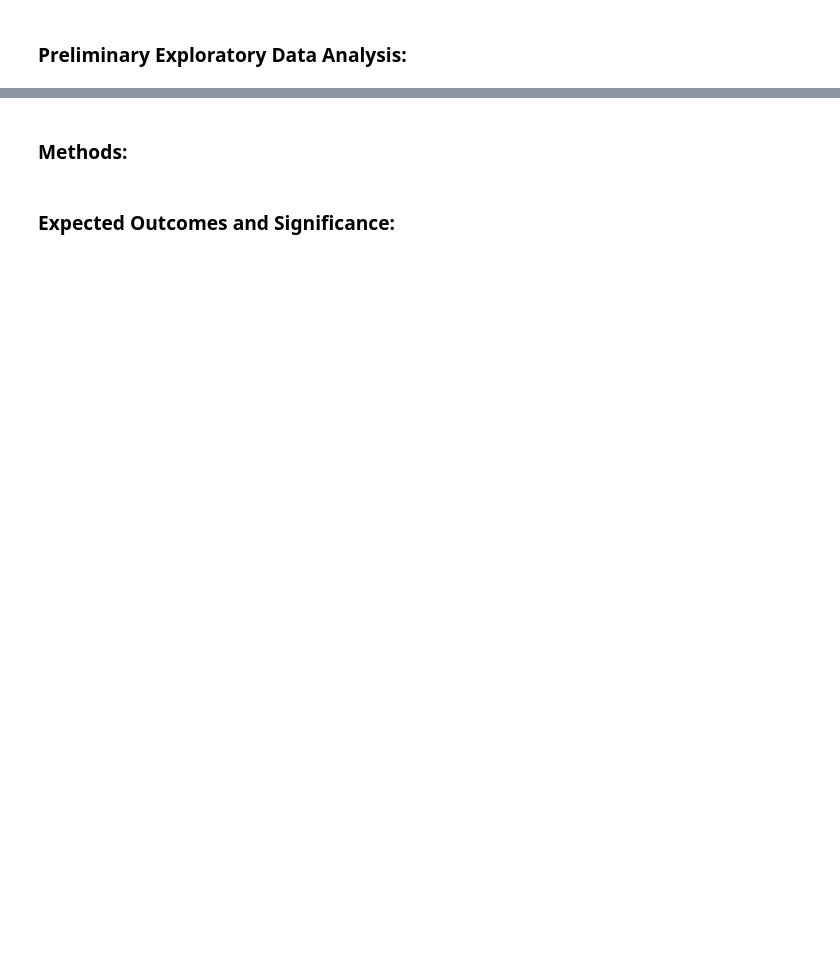
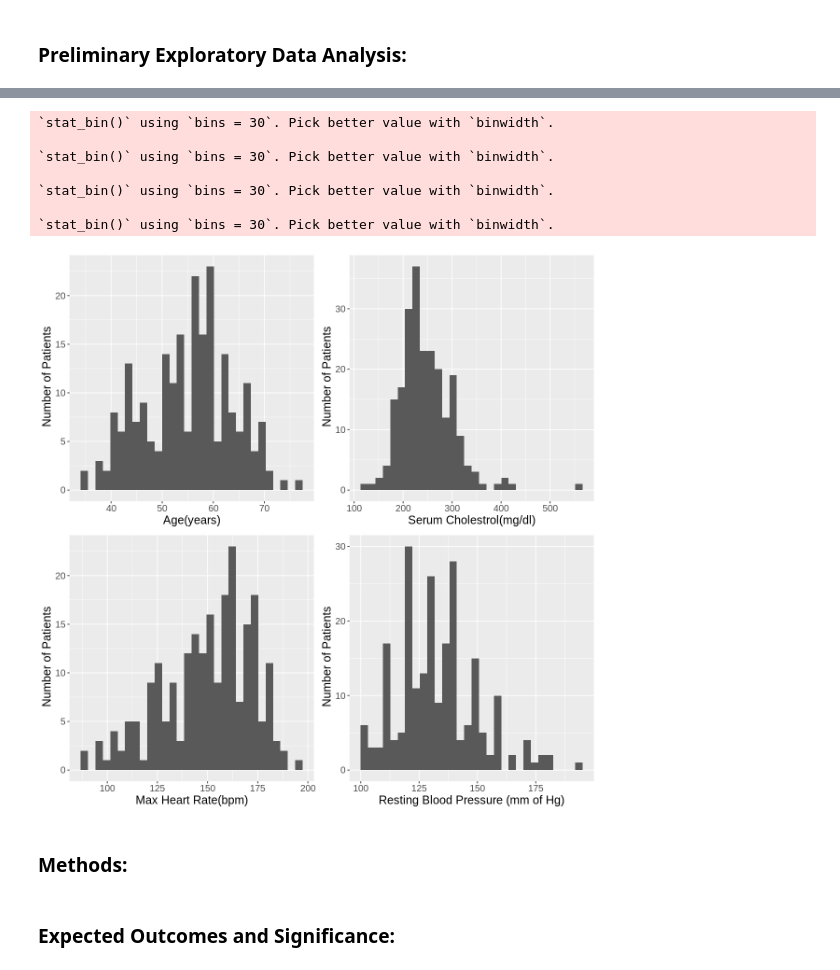
Before and after one commit to sachit-sharma/dsci-100-group-project-group53, a Jupyter notebook: project_proposal.ipynb, the cells around one changed output, grey strips where cells are left out. Saved outputs shown, nothing was run; the diff lists cells and outputs as text; code cells hidden in the pictures; blank space fills up the shorter version.

Commit message:
Exploratory analysis - added plots and copied intro from file
Added exploratory plots

```diff
--- a/project_proposal.ipynb
+++ b/project_proposal.ipynb
@@ -118,3 +117,44 @@ A tibble: 1 × 14
+# %%
+options(repr.plot.width = 10, repr.plot.height = 10)
+
+age_hist <- ggplot(heart_disease_train,
+                      aes(x = age)) +
+  geom_histogram() +
+  labs(x = "Age(years)",
+       y = " Number of Patients") +
+  theme(text = element_text(size = 15))
+
+chol_hist <- ggplot(heart_disease_train,
+                      aes(x = chol)) +
+  geom_histogram() +
+  labs(x = "Serum Cholestrol(mg/dl)",
+       y = " Number of Patients") +
+  theme(text = element_text(size = 15))
+
+thalach_hist <- ggplot(heart_disease_train,
+                      aes(x = thalach)) +
+  geom_histogram() +
+  labs(x = "Max Heart Rate(bpm)",
+       y = " Number of Patients") +
+  theme(text = element_text(size = 15))
+
+bp_hist <- ggplot(heart_disease_train,
+                      aes(x = trestbps)) +
+  geom_histogram() +
+  labs(x = "Resting Blood Pressure (mm of Hg)",
+       y = " Number of Patients") +
+  theme(text = element_text(size = 15))
+
+plot_grid(age_hist,chol_hist,thalach_hist,bp_hist)
+# %% [output]
+`stat_bin()` using `bins = 30`. Pick better value with `binwidth`.
+
+`stat_bin()` using `bins = 30`. Pick better value with `binwidth`.
+
+`stat_bin()` using `bins = 30`. Pick better value with `binwidth`.
+
+`stat_bin()` using `bins = 30`. Pick better value with `binwidth`.
+[figure, added]
 # %% [markdown]
 ### Methods:
 # %% [markdown]
```
Also changed, not shown: parts of 7 cells of this notebook.
